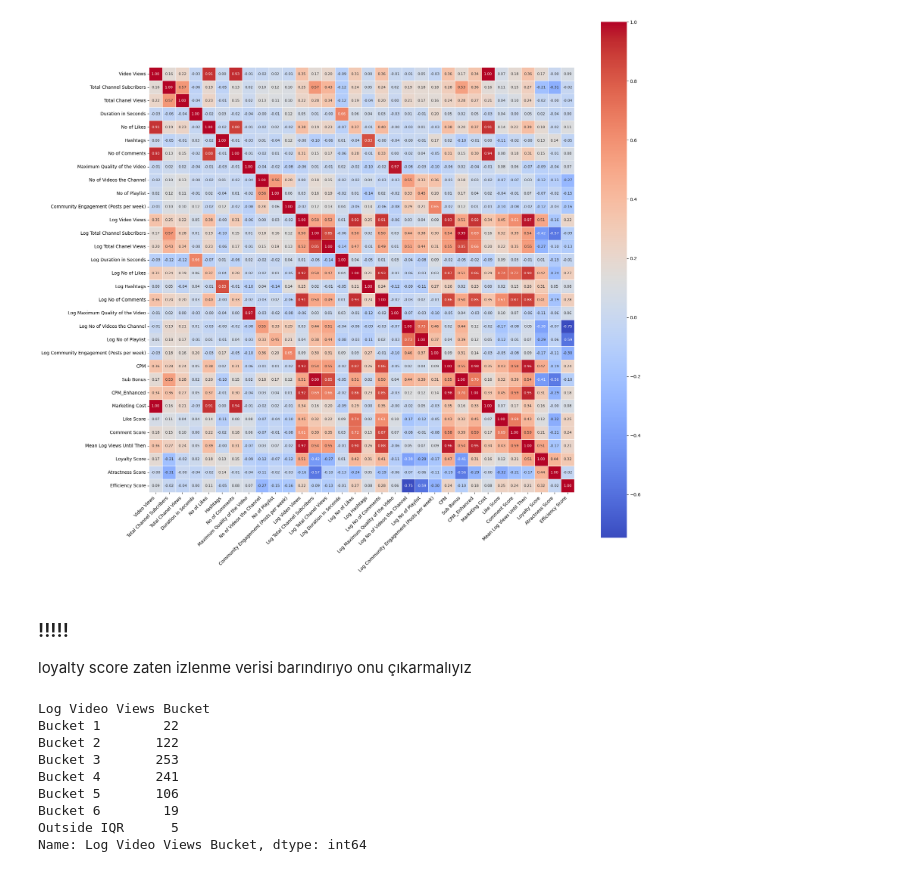
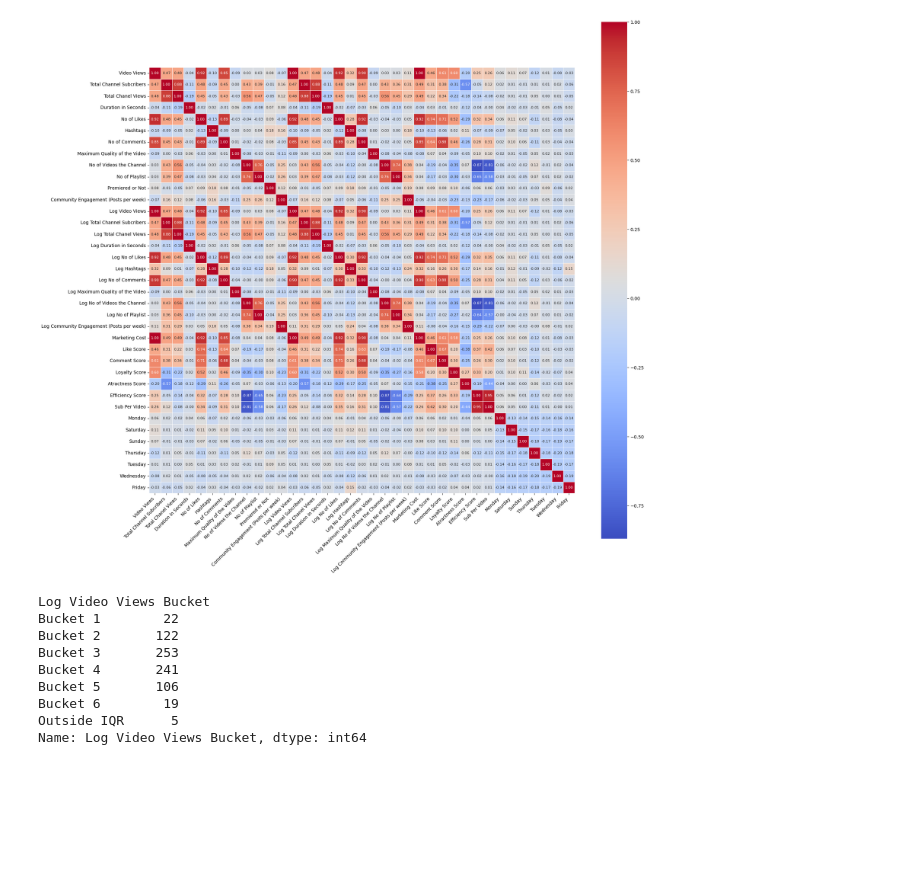
Before and after one commit to emirsglm/youtube-analysis, a Jupyter notebook: model.ipynb, the cells around one changed output. Saved outputs shown, nothing was run; the diff lists cells and outputs as text; code cells hidden in the pictures; blank space fills up the shorter version.

```diff
--- a/model.ipynb
+++ b/model.ipynb
@@ -63,6 +66,7 @@ numeric_log_columns = ['Video Views',
  'Maximum Quality of the Video',
  'No of Videos the Channel',
  'No of Playlist',
+ 'Premiered or Not',
  'Community Engagement (Posts per week)',
  'Log Video Views',
  'Log Total Channel Subcribers',
@@ -75,44 +79,39 @@ numeric_log_columns = ['Video Views',
  'Log No of Videos the Channel',
  'Log No of Playlist',
  'Log Community Engagement (Posts per week)',
- 'CPM',
- 'Sub Bonus',
- 'CPM_Enhanced',
  'Marketing Cost',
  'Like Score',
  'Comment Score',
- 'Mean Log Views Until Then',
  'Loyalty Score',
  'Atractness Score',
- 'Efficiency Score']
+ 'Efficiency Score',
+ 'Sub Per Video',
+ 'Monday', 'Saturday', 'Sunday', 'Thursday', 'Tuesday', 'Wednesday', 'Friday']
 # %%
 #sns.pairplot(df[columns], diag_kind='kde', markers='o', plot_kws={'alpha': 0.5})
 # %%
 import matplotlib.pyplot as plt
 import seaborn as sns
 
 plt.figure(figsize=(20, 18))  # Increase figure size for better fit
 
-corr_matrix = df[numeric_log_columns].corr()
+corr_matrix = df[numeric_log_columns].corr("spearman")
 
 sns.heatmap(
     corr_matrix,
     annot=True,
     fmt='.2f',
     cmap='coolwarm',
     square=True,
     cbar_kws={"shrink": 1},
     linewidths=0.5,  # optional, to separate cells clearly
     annot_kws={"size": 8}  # reduce annotation font size if crowded
 )
 
 plt.xticks(rotation=45, ha='right')  # rotate x labels to avoid overlap
 plt.yticks(rotation=0)  # keep y labels horizontal
 plt.tight_layout()  # adjust layout so labels fit
 
 plt.show()
 # %% [output]
-[figure, old version]
+[figure, new version]
-# %% [markdown]
-### !!!!!
-loyalty score zaten izlenme verisi barındırıyo onu çıkarmalıyız
```
Also changed, not shown: parts of 48 cells of this notebook.
